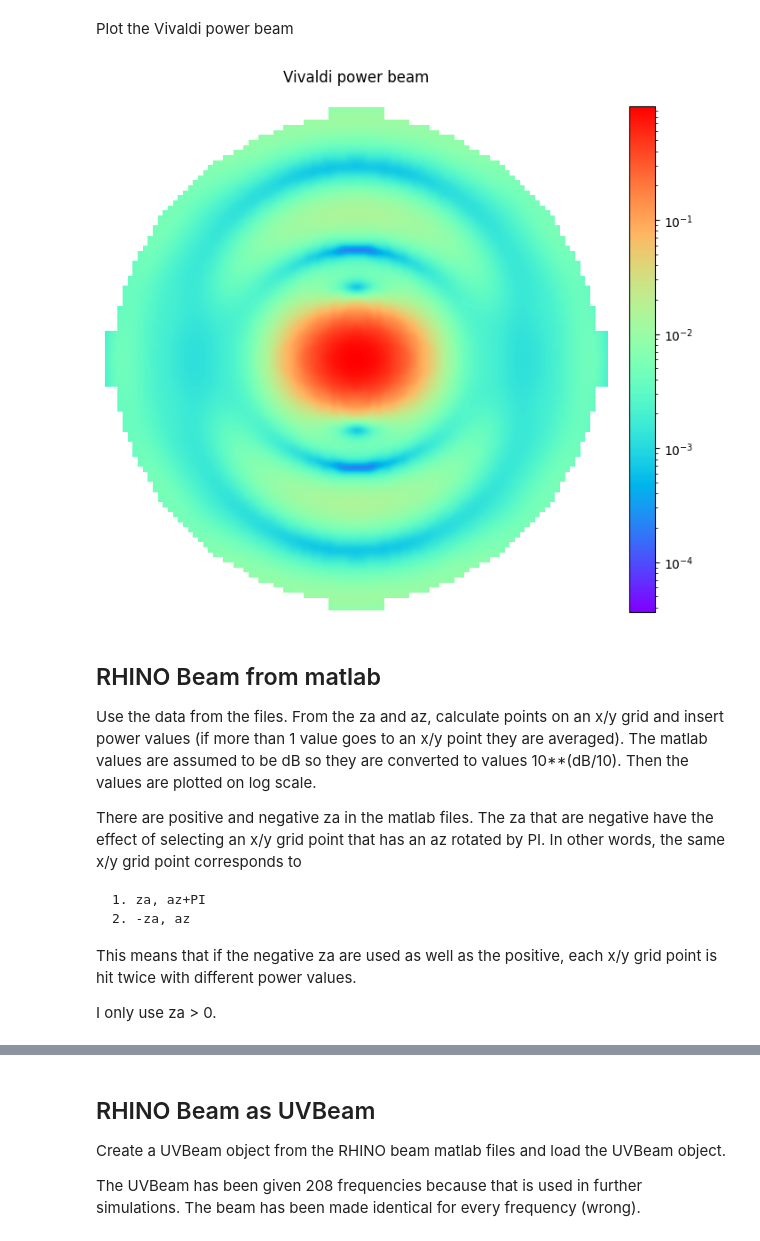
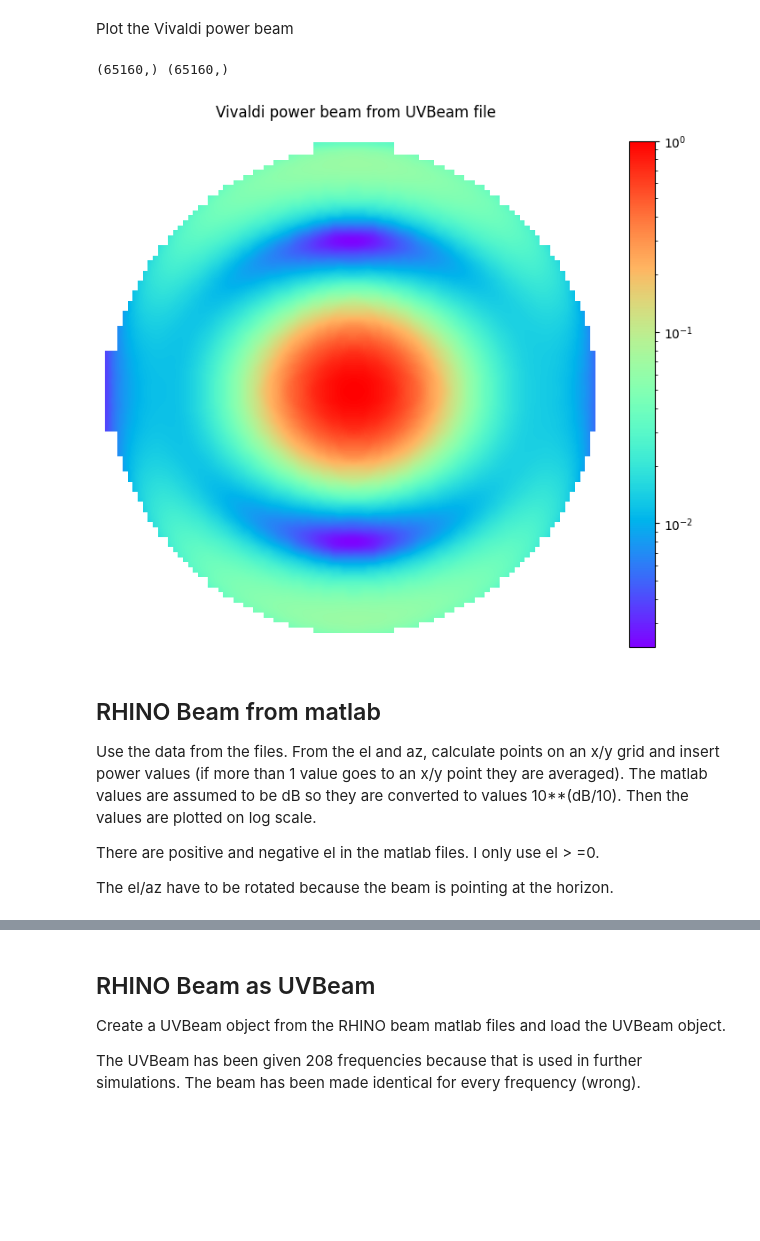
Before and after one commit to hughbg/rhino-sim, a Jupyter notebook: plot_beam.ipynb, the cells around one changed output, grey strips where cells are left out. Cells and saved outputs as stored; diff of their text form; code cells hidden in the pictures; blank space fills up the shorter version.

````diff
--- a/plot_beam.ipynb
+++ b/plot_beam.ipynb
@@ -262,52 +207,49 @@ Plot the Vivaldi power beam
 # %%
 uvbp.interpolation_function = "az_za_simple"
 uvbp.freq_interp_kind = "linear"
 
-az = np.arange(360)
-za = np.arange(90)
+azimuth = uvbp.axis1_array
+zen_angle = uvbp.axis2_array
 
-az = np.tile(az, 90)
-az = np.deg2rad(az)
-za = np.repeat(za, 360)
-za = np.deg2rad(za)
+az = np.tile(azimuth, zen_angle.size)
+za = np.repeat(zen_angle, azimuth.size)
+print(az.shape, za.shape)
+za_ok = za<=np.deg2rad(90)
+az = az[za_ok]
+za = za[za_ok]
 
-interp_beam = uvbp.interp(az, za, freq_array=np.array([1.00e+08]))[0]
+interp_beam = uvbp.interp(az, za, freq_array=np.array([60e+06]))[0]
 interp_beam = interp_beam[0, 0, 0, 0]
-
-values = np.abs(interp_beam)    # abs because the values are complex and there are non-zero imag components (why?)
+values = interp_beam
 
 
 grid = Grid(100)
 r = np.sin(za)
 x = r*np.sin(az)
 y = r*np.cos(az)
 
 grid.insert(-x, y, values)
 grid.average()
 grid.grid = np.where(grid.grid==0, np.nan, grid.grid)
 
 
 plt.figure(figsize=(8, 8))
 ax = plt.axes()
 ax.axis("off")
 im=plt.imshow(grid.grid, interpolation="quadric", norm=LogNorm(), cmap="rainbow")
 plt.colorbar(im,fraction=0.046, pad=0.04)
-plt.title("Vivaldi power beam\n")
-plt.savefig("vivaldi")
+plt.title("Vivaldi power beam from UVBeam file\n")
+plt.savefig("vivaldi_uvbeam")
 # %% [output]
+(65160,) (65160,)
-[figure, old version]
+[figure, new version]
 # %% [markdown]
 <a id='rhino_matlab'></a>
 ## RHINO Beam from matlab
 
-Use the data from the files. From the za and az, calculate points on an x/y grid and insert power values (if more than 1 value goes to an x/y point they are averaged). The matlab values are assumed to be dB so they are converted to values 10**(dB/10). Then the values are plotted on log scale.
+Use the data from the files. From the el and az, calculate points on an x/y grid and insert power values (if more than 1 value goes to an x/y point they are averaged). The matlab values are assumed to be dB so they are converted to values 10**(dB/10). Then the values are plotted on log scale.
 
-There are positive and negative za in the matlab files. The za that are negative have the effect of selecting an x/y grid point that has an az rotated by PI. In other words, the same x/y grid point corresponds to
-```
-1. za, az+PI
-2. -za, az
-```
-This means that if the negative za are used as well as the positive, each x/y grid point is hit twice with different power values.
+There are positive and negative el in the matlab files. I only use el > =0.
 
-I only use za > 0.
+The el/az have to be rotated because the beam is pointing at the horizon.
 # %%
````
Also changed, not shown: parts of 9 cells of this notebook, 12 other files.
